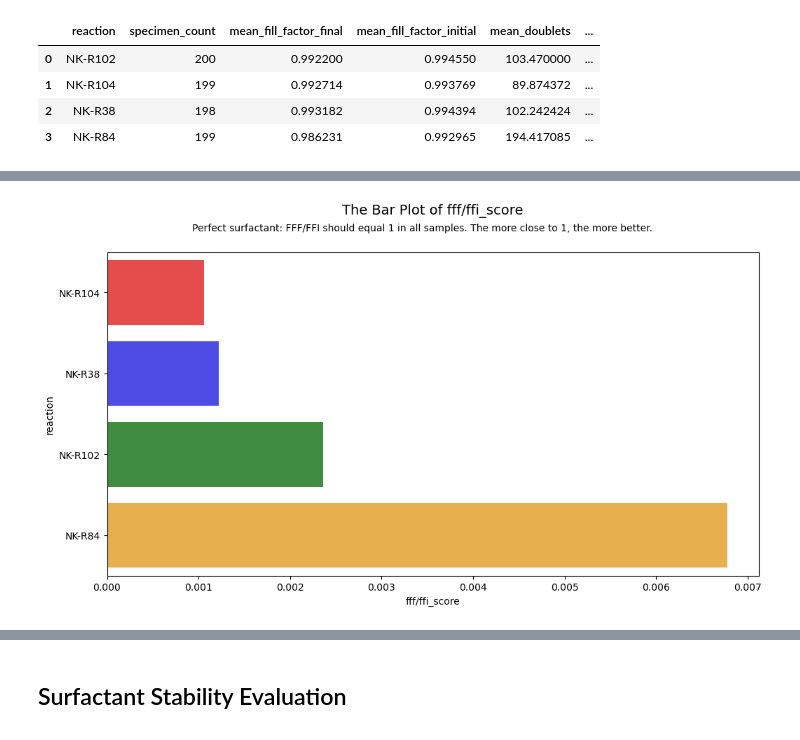
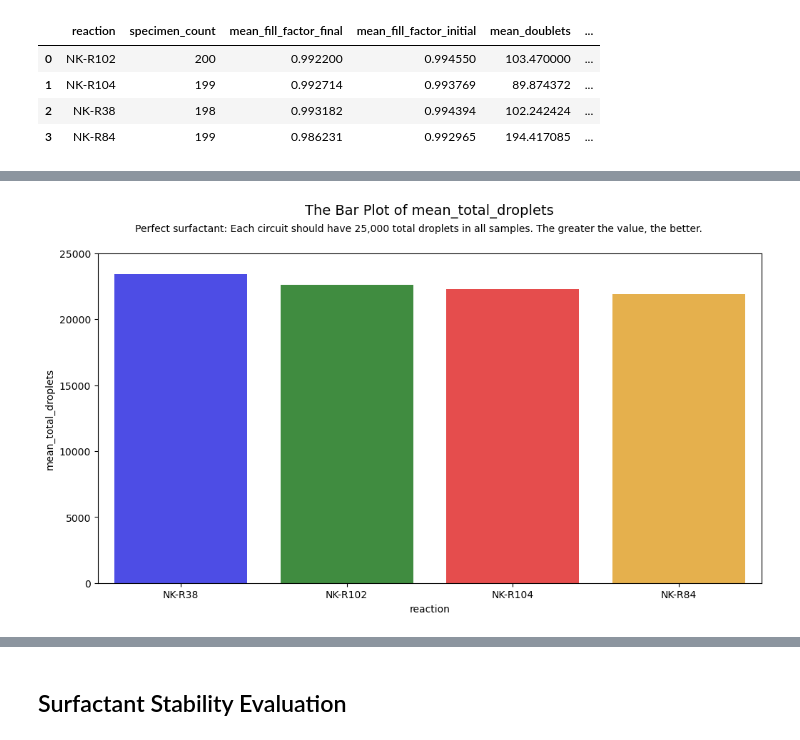
Before and after one commit to nicolejordann/Project_1, a Jupyter notebook: steve_visualization_V2.ipynb, the cells around one changed output, grey strips where cells are left out. Drawn from its saved outputs; the diff is of its cells as text; code cells hidden in the pictures.

Commit message:
fix bugs
1.Box plot remove the outliers
2.bar plot becoming vertical chart

```diff
--- a/steve_visualization_V2.ipynb
+++ b/steve_visualization_V2.ipynb
@@ -64,7 +64,7 @@ grouped_data_agg["fff/ffi_ratio"] = grouped_data_agg["mean_fill_factor_final"] /
     grouped_data_agg["mean_fill_factor_initial"]
 
 # Add new columns: fff/ffi_score
-grouped_data_agg["fff/ffi_score"] = abs(1 - grouped_data_agg["fff/ffi_ratio"])
+grouped_data_agg["fill_factor_score"] = abs(1 - grouped_data_agg["fff/ffi_ratio"])
 
 grouped_data_agg
 # %% [output]
@@ -99,15 +119,17 @@ plt.show()
 # %%
-# Sorted the data Frame by fff/ffi_score
-order_fffffi_score = (grouped_data_agg.sort_values(by='fff/ffi_score', ascending=True)['reaction']
+# Sorted the data Frame by mean_total_droplets
+order_mean_total_droplets = (grouped_data_agg.sort_values(by='mean_total_droplets', ascending=False)['reaction']
          .tolist())
+
 # bar plot
 plt.figure(figsize=(12, 6))
-sns.barplot(x='fff/ffi_score',  y='reaction',
-            data=grouped_data_agg, order=order_fffffi_score ,
-            palette=palette, alpha=0.8)
-#Title and Suptitle
-plt.title("The Bar Plot of fff/ffi_score", fontsize=14, y=1.1)
-plt.suptitle("Perfect surfactant: FFF/FFI should equal 1 in all samples. The more close to 1, the more better.", fontsize=10, y=0.95)
+sns.barplot(x='reaction',  y='mean_total_droplets',  data=grouped_data_agg,
+            order=order_mean_total_droplets, palette=palette, alpha=0.8)
+plt.ylim(0, 25000)
+
+# Title and Suptitle
+plt.title("The Bar Plot of mean_total_droplets", fontsize=14, y=1.1)
+plt.suptitle("Perfect surfactant: Each circuit should have 25,000 total droplets in all samples. The greater the value, the better.", fontsize=10, y=0.95)
 plt.show()
 # %% [output]
-[figure, old version]
+[figure, new version]
```
Also changed, not shown: parts of 9 cells of this notebook.
